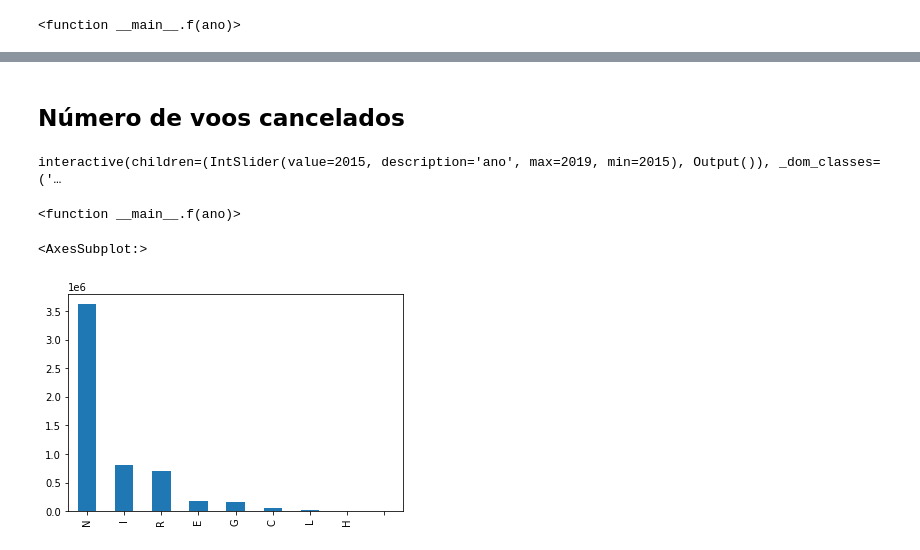
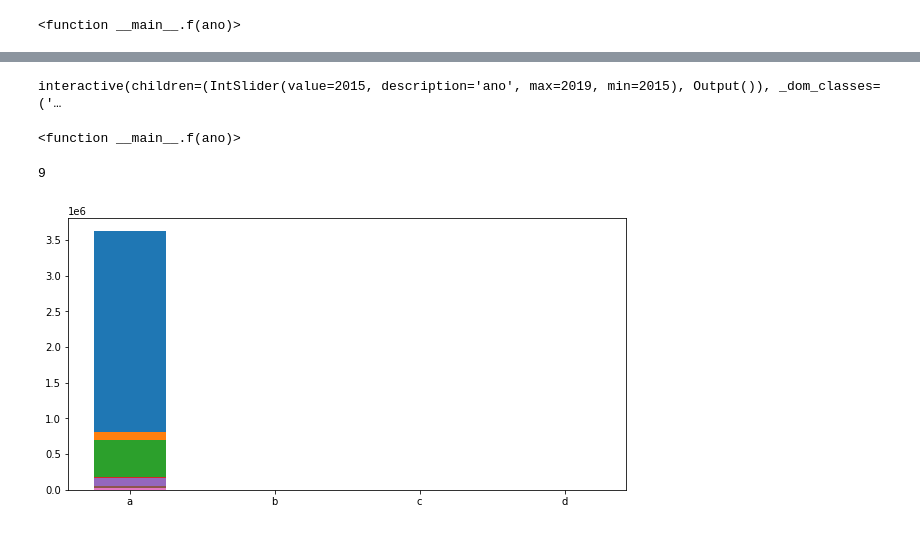
Before and after one commit to gabrielsandrade/MATA62-UFBA, a Jupyter notebook: anac.ipynb, the cells around one changed output, grey strips where cells are left out. Cells and saved outputs as stored; diff of their text form; code cells hidden in the pictures.

```diff
--- a/anac.ipynb
+++ b/anac.ipynb
@@ -139,4 +133,2 @@ interactive(children=(IntSlider(value=2015, description='ano', max=2019, min=201
-# %% [markdown]
-## Número de voos cancelados
 # %%
 explode = (0.05, 0, 0, 0, 0)
@@ -153,8 +158,12 @@ interact(f, ano=widgets.IntSlider(min=2015,max=2019,step=1,value=2015))
 # %% [output]
 interactive(children=(IntSlider(value=2015, description='ano', max=2019, min=2015), Output()), _dom_classes=('…
 <function __main__.f(ano)>
-# %%
-fileCsvFinal['Código Tipo Linha'].value_counts().plot(kind='bar')
-# %% [output]
-<AxesSubplot:>
-[figure, removed]
+# %%
+fig = plt.subplots(figsize=(10,5))
+linhas = fileCsvFinal['Código Tipo Linha'].value_counts()
+print(len(fileCsvFinal['Código Tipo Linha'].unique()))
+for i in range(len(fileCsvFinal['Código Tipo Linha'].unique())):
+    plt.bar(['a','b','c','d'],[linhas[i], 0, 0, 0], width=0.5)
+# %% [output]
+9
+[figure, added]
```
Also changed, not shown: parts of 11 cells of this notebook.
